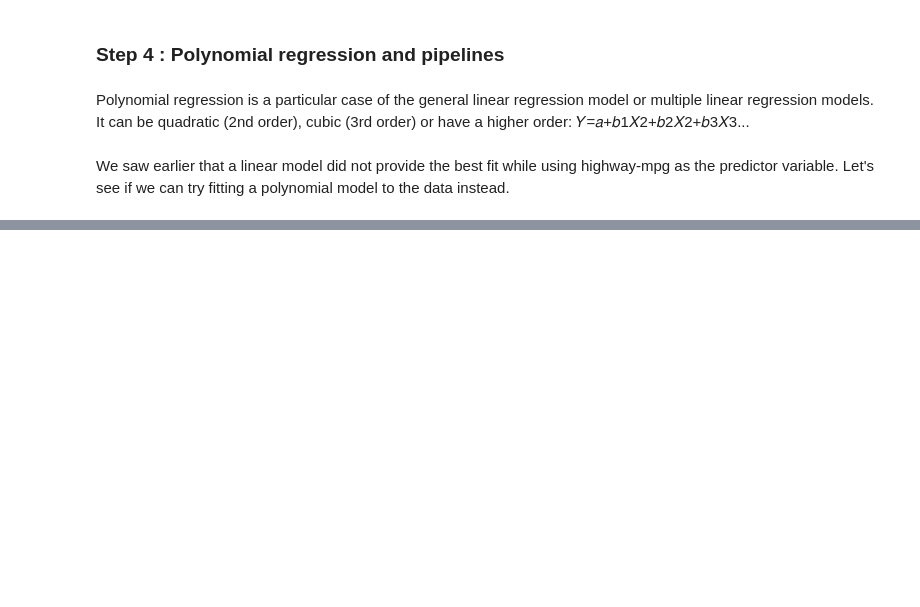
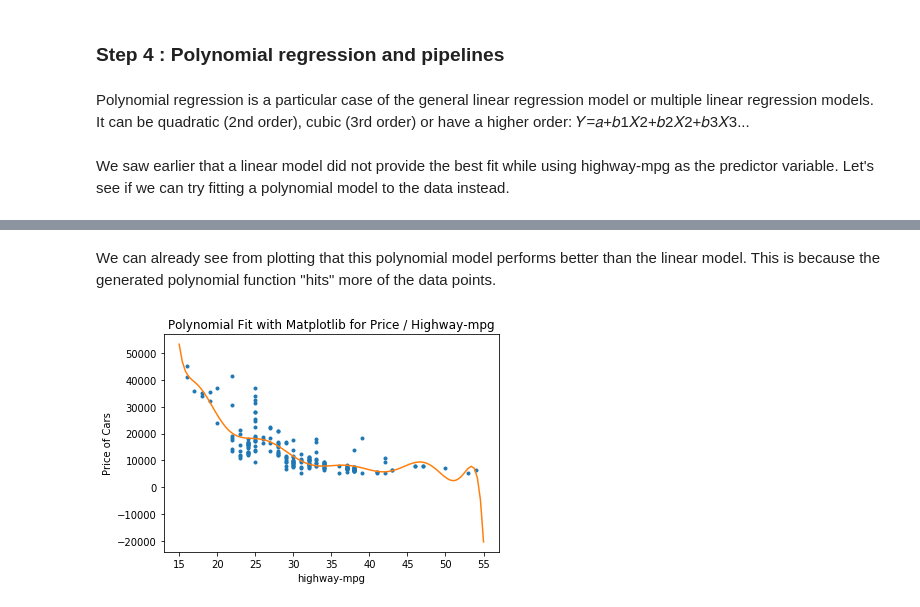
Before and after one commit to GuillaumeRouja/2019-Learning-Python-Data-Wrangling, a Jupyter notebook: model development.ipynb, the cells around one changed output, grey strips where cells are left out. Drawn from its saved outputs; the diff is of its cells as text; code cells hidden in the pictures; blank space fills up the shorter version.

```diff
--- a/model development.ipynb
+++ b/model development.ipynb
@@ -194,0 +210,10 @@ def PlotPolly(model, independent_variable, dependent_variable, Name):
+# %% [markdown]
+We can already see from plotting that this polynomial model performs better than the linear model. This is because the generated polynomial function "hits" more of the data points.
+# %%
+# We can replicate the same analysis with a more complex polynomial:
+
+f1 = np.polyfit(x, y, 11)
+p1 = np.poly1d(f1)
+PlotPolly(p1,x,y, 'highway-mpg')
+# %% [output]
+[figure, added]
```
Also changed, not shown: parts of 4 cells of this notebook.
